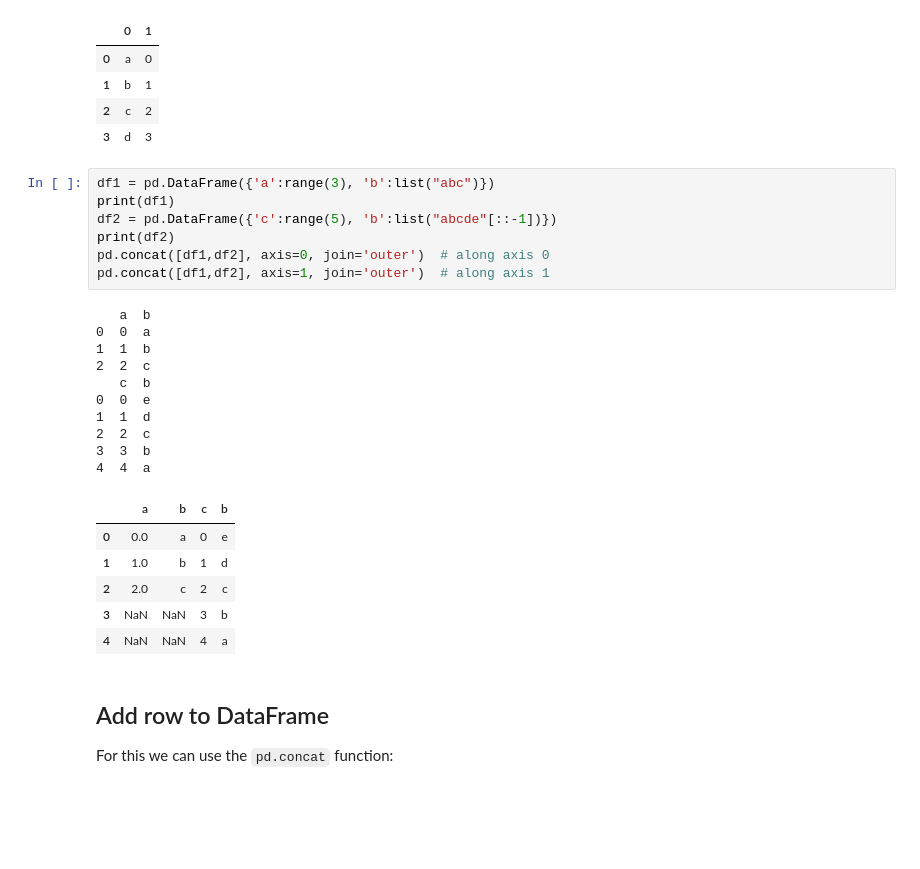
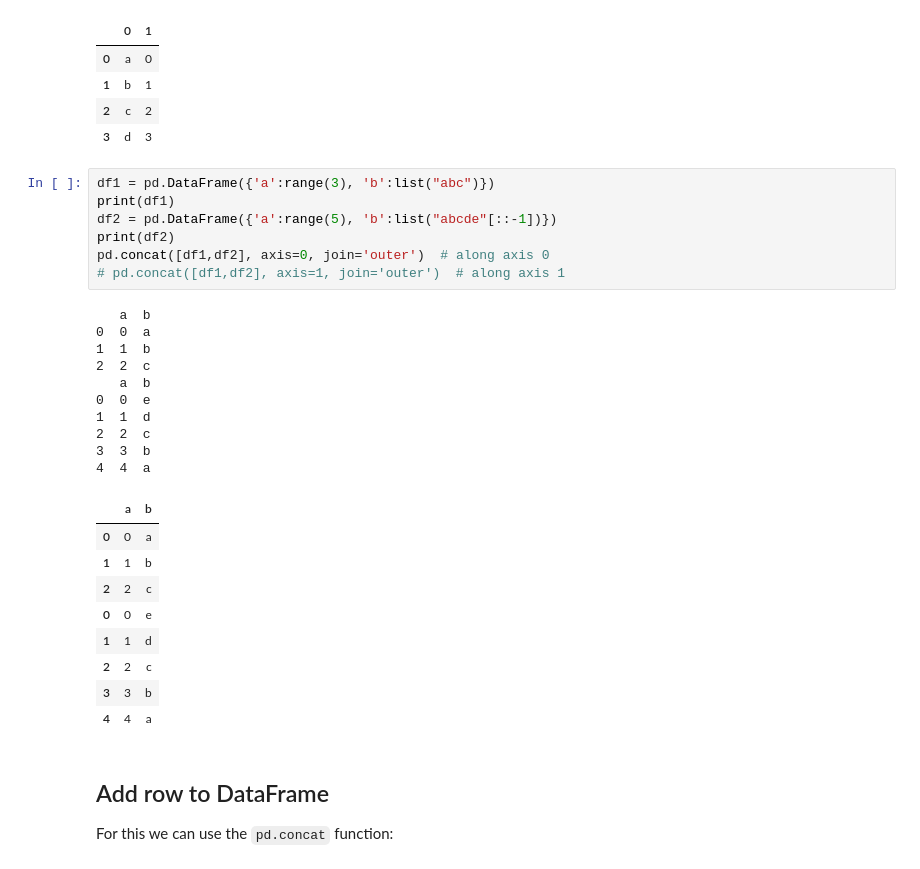
Before and after one commit to infinityjay/EfDS, a Jupyter notebook: 07_pd/pd.ipynb, the cells around one changed output. Cells and saved outputs as stored; diff of their text form; blank space fills up the shorter version.

```diff
--- a/07_pd/pd.ipynb
+++ b/07_pd/pd.ipynb
@@ -424,27 +424,30 @@ pd.concat([s1,s2], axis=1)            # DataFrame
 # %%
 df1 = pd.DataFrame({'a':range(3), 'b':list("abc")})
 print(df1)
-df2 = pd.DataFrame({'c':range(5), 'b':list("abcde"[::-1])})
+df2 = pd.DataFrame({'a':range(5), 'b':list("abcde"[::-1])})
 print(df2)
 pd.concat([df1,df2], axis=0, join='outer')  # along axis 0
-pd.concat([df1,df2], axis=1, join='outer')  # along axis 1
+# pd.concat([df1,df2], axis=1, join='outer')  # along axis 1
 # %% [output]
    a  b
 0  0  a
 1  1  b
 2  2  c
-   c  b
+   a  b
 0  0  e
 1  1  d
 2  2  c
 3  3  b
 4  4  a
-|  | a | b | c | b |
-| 0 | 0.0 | a | 0 | e |
-| 1 | 1.0 | b | 1 | d |
-| 2 | 2.0 | c | 2 | c |
-| 3 | NaN | NaN | 3 | b |
-| 4 | NaN | NaN | 4 | a |
+|  | a | b |
+| 0 | 0 | a |
+| 1 | 1 | b |
+| 2 | 2 | c |
+| 0 | 0 | e |
+| 1 | 1 | d |
+| 2 | 2 | c |
+| 3 | 3 | b |
+| 4 | 4 | a |
 # %% [markdown]
 ## Add row to DataFrame
 
```
Also changed, not shown: 1 other file.
